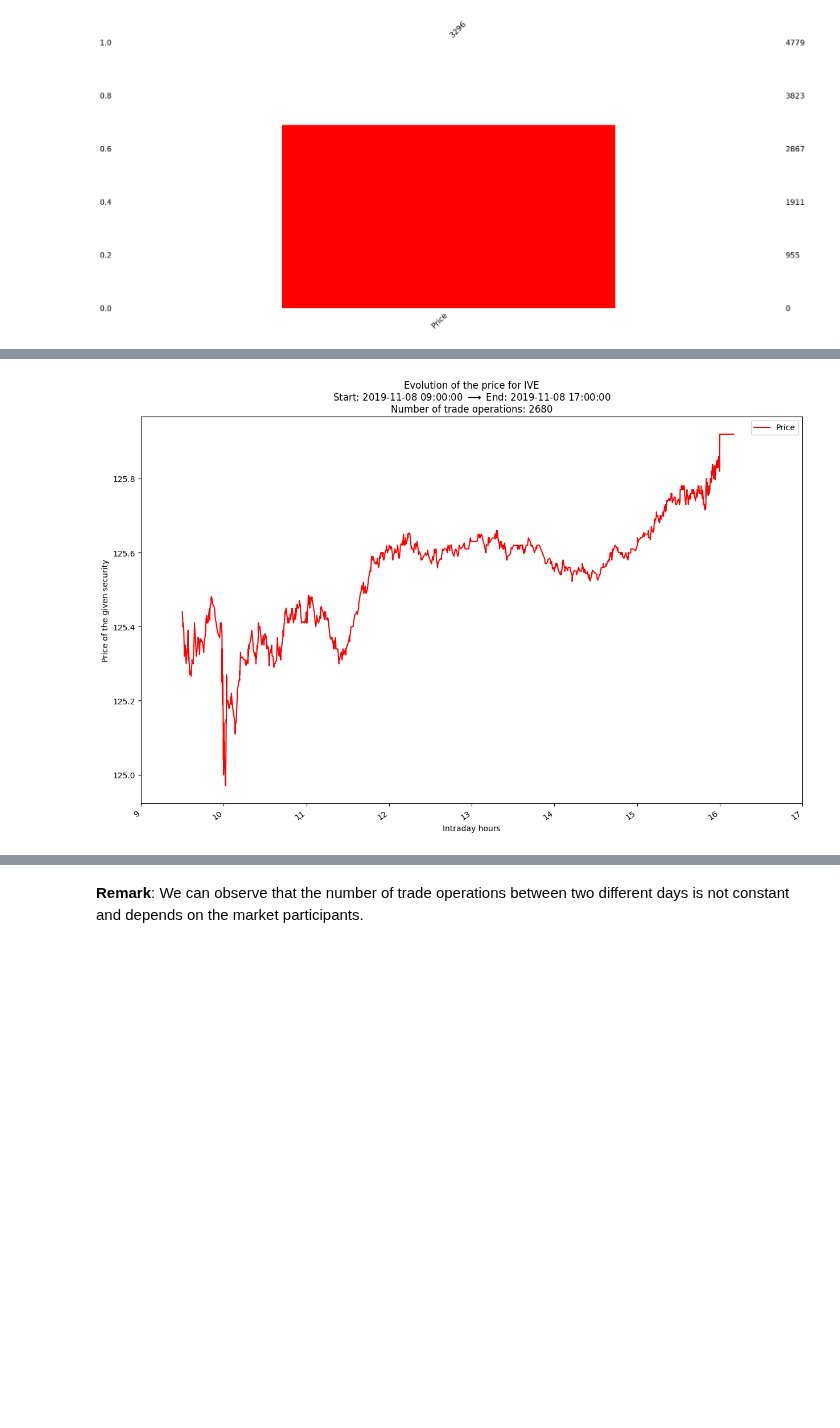
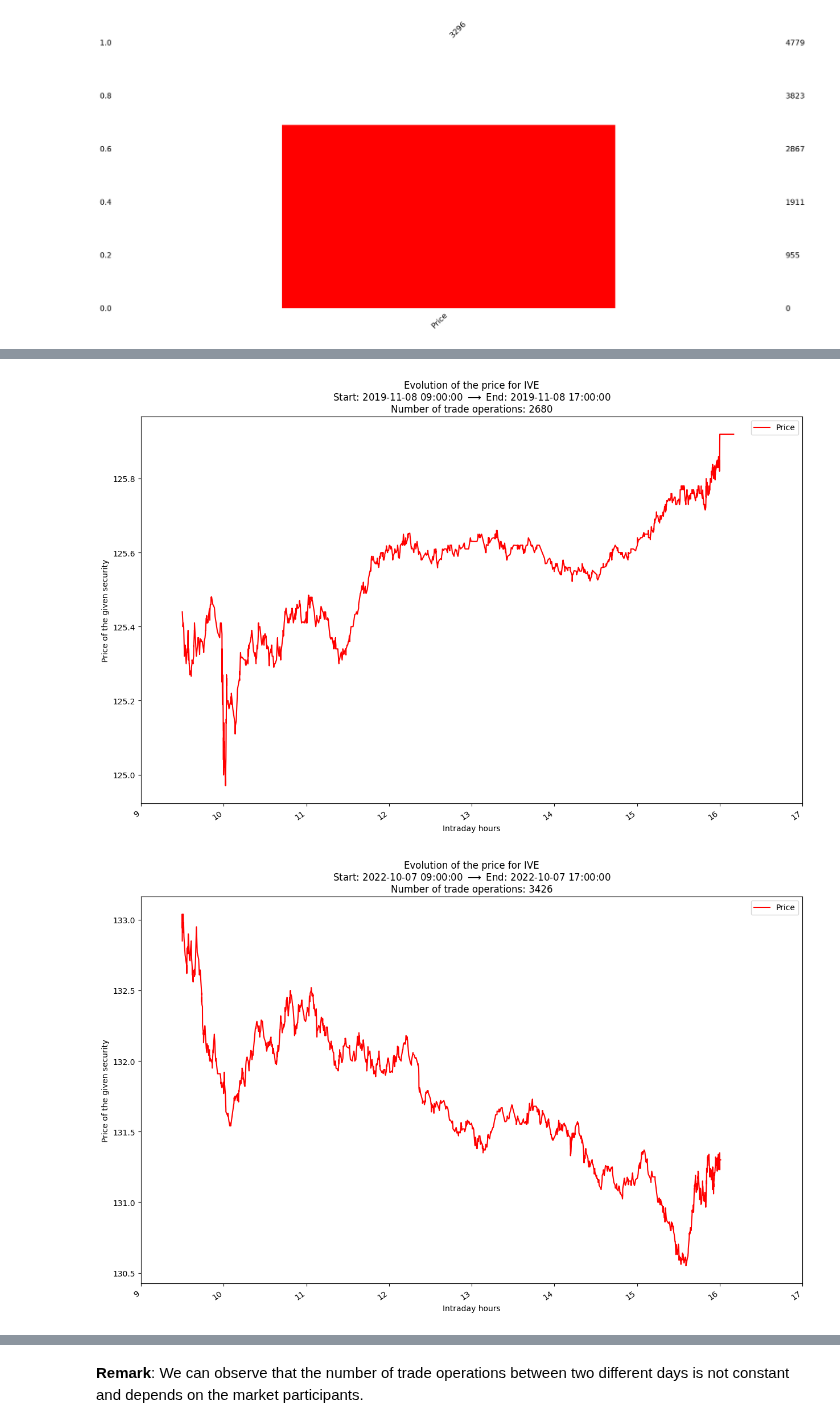
Before and after one commit to lcsrodriguez/HFT-IntradayVol-Estimation, a Jupyter notebook: main.ipynb, the cells around one changed output, grey strips where cells are left out. Cells and saved outputs as stored; diff of their text form; code cells hidden in the pictures; blank space fills up the shorter version.

Commit message:
Adding new function organization

```diff
--- a/main.ipynb
+++ b/main.ipynb
@@ -127,2 +123,5 @@ _ = df["2018-10-08 00:00:00" : "2018-10-09 23:59:59"].plot()
+# %%
+# Log-price process
+df_log = np.log(df)
 # %%
 HOURS_INDEX = [str(k) for k in list(range(9, 18))]
@@ -135,0 +128,7 @@ data = df[start_dt : end_dt]
+# %%
+start_dt = "2019-10-10 09:00:00"
+end_dt = "2019-10-10 17:00:00"
+data = df[start_dt : end_dt]
+
+TIME_BOUNDARIES = {"MORNING": "09:00:00", "AFTERNOON": "17:00:00"}
+get_boundaries_datetimes = lambda day: (day + " " + TIME_BOUNDARIES["MORNING"], day + " " + TIME_BOUNDARIES["AFTERNOON"])
@@ -136,16 +162,14 @@ data = df[start_dt : end_dt]
 # %%
-def plot_price_aux(start_dt: str = "2019-10-09 09:00:00", end_dt: str = "2019-10-09 17:00:00") -> None:
+def plot_price(day: str = "2018-10-08", process_type: str = "std") -> None:
     """
-    Function returning the plot
+    Function returning the plotting representation of the price
     """
-    assert start_dt != end_dt
-    data = df[start_dt : end_dt]
-    nb_data = len(data)
-
-    if nb_data == 0:
-        raise Exception("This day does not contain any trade operations.")
 
     fig, ax = plt.subplots(figsize=(15, 10))
+
+    data = get_price_process(day, process_type=process_type)
+    nb_data = len(data)
+    start_dt, end_dt = get_boundaries_datetimes(day)
 
     _ = data.plot(rot=35, ax=ax, color="red")
 
@@ -154,6 +178,8 @@ def plot_price_aux(start_dt: str = "2019-10-09 09:00:00", end_dt: str = "2019-10
                   periods=9)
     _ = ax.set_xticks(t)
     ax.set_xticklabels(HOURS_INDEX)
+
+    # Setting title, x and y-labels
     _ = plt.title(rf"Evolution of the price for IVE"
                   + "\n"
                   + f"Start: {start_dt} $\longrightarrow$ End: {end_dt}"
@@ -161,14 +187,9 @@ def plot_price_aux(start_dt: str = "2019-10-09 09:00:00", end_dt: str = "2019-10
                   + f"Number of trade operations: {nb_data}")
     _ = plt.xlabel("Intraday hours")
     _ = plt.ylabel("Price of the given security")
-# %%
-def plot_price(day: str = "2018-10-08"):
-    """
-    """
-    start_dt = day + " " + "09:00:00"
-    end_dt = day + " " + "17:00:00"
-    plot_price_aux(start_dt, end_dt)
 # %%
 plot_price("2019-11-08")
+plot_price("2022-10-07")
 # %% [output]
 [figure]
+[figure, added]
```
Also changed, not shown: parts of 9 cells of this notebook.
